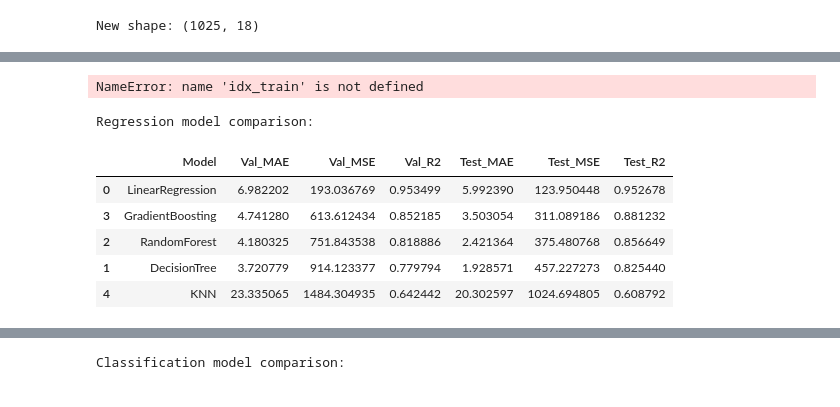
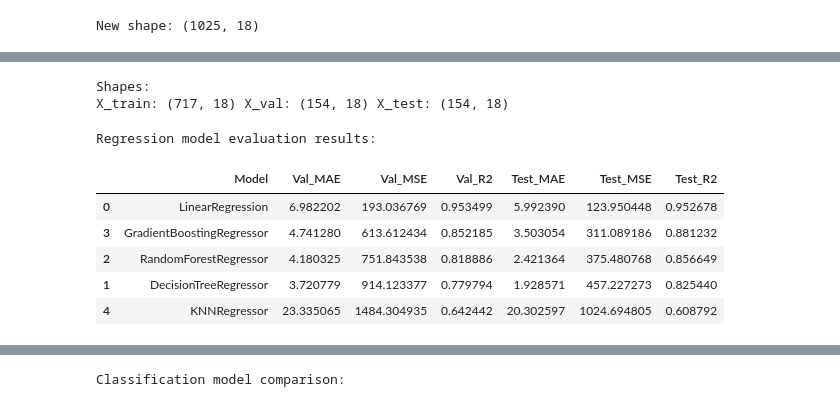
Before and after one commit to LoutsLilly/Final-ITAI-1371, a Jupyter notebook: Machine Learning Final Code.ipynb, the cells around one changed output, grey strips where cells are left out. Saved outputs shown, nothing was run; the diff lists cells and outputs as text; code cells hidden in the pictures.

```diff
--- a/Machine Learning Final Code.ipynb
+++ b/Machine Learning Final Code.ipynb
@@ -154,4 +122,12 @@ New shape: (1025, 18)
 # %%
+# ---- Train/Val/Test Split ----
+idx_train, temp_idx = train_test_split(X.index, test_size=0.3, random_state=42)
+idx_val, idx_test = train_test_split(temp_idx, test_size=0.5, random_state=42)
+
+X_train = X.iloc[idx_train]
+X_val   = X.iloc[idx_val]
+X_test  = X.iloc[idx_test]
+
 # Targets - classification
 y_clf_train = y_clf.iloc[idx_train]
 y_clf_val   = y_clf.iloc[idx_val]
@@ -165,48 +141,73 @@ y_reg_test  = y_reg.iloc[idx_test]
 print("Shapes:")
 print("X_train:", X_train.shape, "X_val:", X_val.shape, "X_test:", X_test.shape)
 # %% [output]
-NameError: name 'idx_train' is not defined
+Shapes:
+X_train: (717, 18) X_val: (154, 18) X_test: (154, 18)
 # %%
 scaler = StandardScaler()
 X_train_s = scaler.fit_transform(X_train)
 X_val_s   = scaler.transform(X_val)
 X_test_s  = scaler.transform(X_test)
 # %%
+# ==========================================================
+#   REGRESSION MODELS: TRAINING + METRICS + RESULTS TABLE
+# ==========================================================
+
+from sklearn.linear_model import LinearRegression
+from sklearn.tree import DecisionTreeRegressor
+from sklearn.ensemble import RandomForestRegressor, GradientBoostingRegressor
+from sklearn.neighbors import KNeighborsRegressor
+
+from sklearn.metrics import mean_absolute_error, mean_squared_error, r2_score
+
+# -----------------------------------------
+# Define all regression models
+# -----------------------------------------
 reg_models = {
     "LinearRegression": LinearRegression(),
-    "DecisionTree": DecisionTreeRegressor(random_state=42),
-    "RandomForest": RandomForestRegressor(n_estimators=200, random_state=42),
-    "GradientBoosting": GradientBoostingRegressor(random_state=42),
-    "KNN": KNeighborsRegressor(n_neighbors=5)
+    "DecisionTreeRegressor": DecisionTreeRegressor(random_state=42),
+    "RandomForestRegressor": RandomForestRegressor(n_estimators=200, random_state=42),
+    "GradientBoostingRegressor": GradientBoostingRegressor(random_state=42),
+    "KNNRegressor": KNeighborsRegressor(n_neighbors=5)
 }
 
+# -----------------------------------------
+# Train & evaluate each model
+# -----------------------------------------
 reg_results = []
 
 for name, model in reg_models.items():
+    # Train
     model.fit(X_train_s, y_reg_train)
 
+    # Predictions
     y_val_pred = model.predict(X_val_s)
     y_test_pred = model.predict(X_test_s)
 
+    # Store performance
     reg_results.append({
         "Model": name,
         "Val_MAE": mean_absolute_error(y_reg_val, y_val_pred),
         "Val_MSE": mean_squared_error(y_reg_val, y_val_pred),
         "Val_R2":  r2_score(y_reg_val, y_val_pred),
         "Test_MAE": mean_absolute_error(y_reg_test, y_test_pred),
         "Test_MSE": mean_squared_error(y_reg_test, y_test_pred),
-        "Test_R2":  r2_score(y_reg_test, y_test_pred),
+        "Test_R2":  r2_score(y_reg_test, y_test_pred)
     })
 
+# -----------------------------------------
+# Convert to DataFrame
+# -----------------------------------------
 reg_results_df = pd.DataFrame(reg_results)
-print("Regression model comparison:")
+
+print("Regression model evaluation results:")
 display(reg_results_df.sort_values("Val_MSE"))
 # %% [output]
-Regression model comparison:
+Regression model evaluation results:
 |  | Model | Val_MAE | Val_MSE | Val_R2 | Test_MAE | Test_MSE | Test_R2 |
 | 0 | LinearRegression | 6.982202 | 193.036769 | 0.953499 | 5.992390 | 123.950448 | 0.952678 |
-| 3 | GradientBoosting | 4.741280 | 613.612434 | 0.852185 | 3.503054 | 311.089186 | 0.881232 |
-| 2 | RandomForest | 4.180325 | 751.843538 | 0.818886 | 2.421364 | 375.480768 | 0.856649 |
-| 1 | DecisionTree | 3.720779 | 914.123377 | 0.779794 | 1.928571 | 457.227273 | 0.825440 |
-| 4 | KNN | 23.335065 | 1484.304935 | 0.642442 | 20.302597 | 1024.694805 | 0.608792 |
+| 3 | GradientBoostingRegressor | 4.741280 | 613.612434 | 0.852185 | 3.503054 | 311.089186 | 0.881232 |
+| 2 | RandomForestRegressor | 4.180325 | 751.843538 | 0.818886 | 2.421364 | 375.480768 | 0.856649 |
+| 1 | DecisionTreeRegressor | 3.720779 | 914.123377 | 0.779794 | 1.928571 | 457.227273 | 0.825440 |
+| 4 | KNNRegressor | 23.335065 | 1484.304935 | 0.642442 | 20.302597 | 1024.694805 | 0.608792 |
 # %%
```
Also changed, not shown: parts of 8 cells of this notebook, 2 other files.
